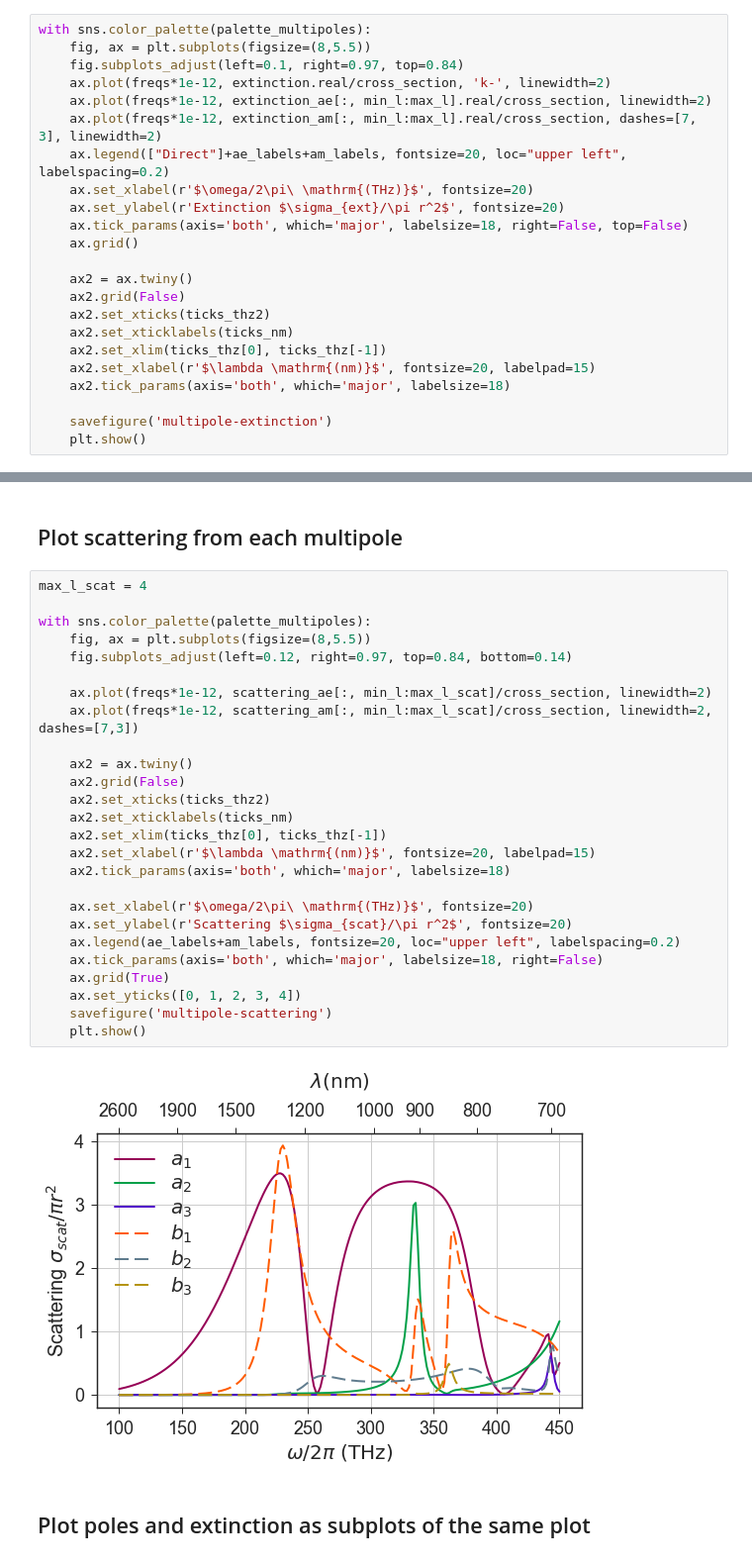
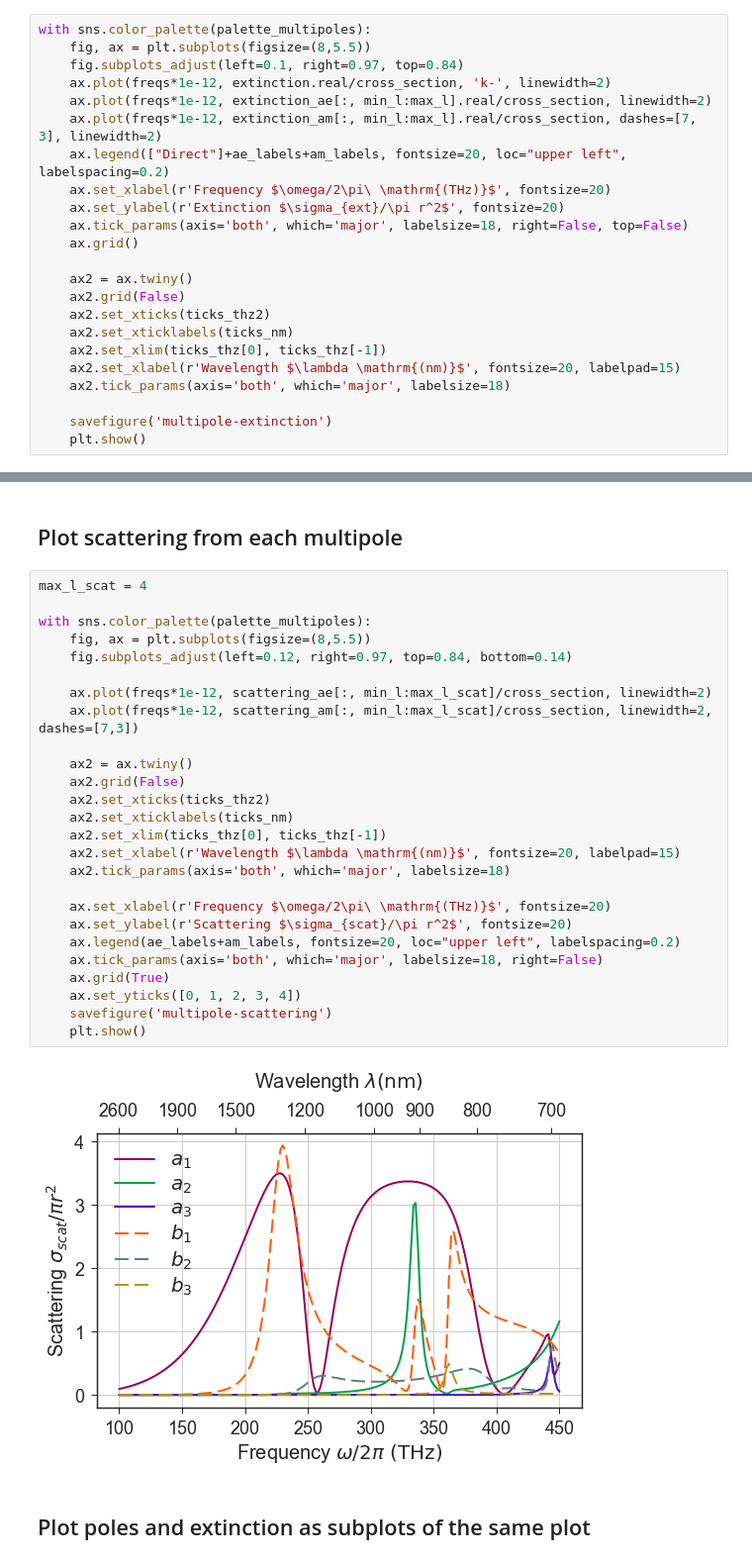
Before and after one commit to DavidPowell/DielectricDiskPaper, a Jupyter notebook: Generate figures.ipynb, the cells around one changed output, grey strips where cells are left out. Shown at 99% size. Cells and saved outputs as stored; diff of their text form.

```diff
--- a/Generate figures.ipynb
+++ b/Generate figures.ipynb
@@ -133,7 +119,7 @@ with sns.color_palette(palette_multipoles):
     ax.plot(freqs*1e-12, extinction_ae[:, min_l:max_l].real/cross_section, linewidth=2)
     ax.plot(freqs*1e-12, extinction_am[:, min_l:max_l].real/cross_section, dashes=[7, 3], linewidth=2)
     ax.legend(["Direct"]+ae_labels+am_labels, fontsize=20, loc="upper left", labelspacing=0.2)
-    ax.set_xlabel(r'$\omega/2\pi\ \mathrm{(THz)}$', fontsize=20)
+    ax.set_xlabel(r'Frequency $\omega/2\pi\ \mathrm{(THz)}$', fontsize=20)
     ax.set_ylabel(r'Extinction $\sigma_{ext}/\pi r^2$', fontsize=20)
     ax.tick_params(axis='both', which='major', labelsize=18, right=False, top=False)
     ax.grid()
@@ -143,7 +129,7 @@ with sns.color_palette(palette_multipoles):
     ax2.set_xticks(ticks_thz2)
     ax2.set_xticklabels(ticks_nm)
     ax2.set_xlim(ticks_thz[0], ticks_thz[-1])
-    ax2.set_xlabel(r'$\lambda \mathrm{(nm)}$', fontsize=20, labelpad=15)
+    ax2.set_xlabel(r'Wavelength $\lambda \mathrm{(nm)}$', fontsize=20, labelpad=15)
     ax2.tick_params(axis='both', which='major', labelsize=18)
 
     savefigure('multipole-extinction')
@@ -155,31 +141,31 @@ with sns.color_palette(palette_multipoles):
 # %%
 max_l_scat = 4
 
 with sns.color_palette(palette_multipoles):
     fig, ax = plt.subplots(figsize=(8,5.5))
     fig.subplots_adjust(left=0.12, right=0.97, top=0.84, bottom=0.14)
 
     ax.plot(freqs*1e-12, scattering_ae[:, min_l:max_l_scat]/cross_section, linewidth=2)
     ax.plot(freqs*1e-12, scattering_am[:, min_l:max_l_scat]/cross_section, linewidth=2, dashes=[7,3])
 
     ax2 = ax.twiny()
     ax2.grid(False)
     ax2.set_xticks(ticks_thz2)
     ax2.set_xticklabels(ticks_nm)
     ax2.set_xlim(ticks_thz[0], ticks_thz[-1])
-    ax2.set_xlabel(r'$\lambda \mathrm{(nm)}$', fontsize=20, labelpad=15)
+    ax2.set_xlabel(r'Wavelength $\lambda \mathrm{(nm)}$', fontsize=20, labelpad=15)
     ax2.tick_params(axis='both', which='major', labelsize=18)
 
-    ax.set_xlabel(r'$\omega/2\pi\ \mathrm{(THz)}$', fontsize=20)
+    ax.set_xlabel(r'Frequency $\omega/2\pi\ \mathrm{(THz)}$', fontsize=20)
     ax.set_ylabel(r'Scattering $\sigma_{scat}/\pi r^2$', fontsize=20)
     ax.legend(ae_labels+am_labels, fontsize=20, loc="upper left", labelspacing=0.2)
     ax.tick_params(axis='both', which='major', labelsize=18, right=False)
     ax.grid(True)
     ax.set_yticks([0, 1, 2, 3, 4])
     savefigure('multipole-scattering')
     plt.show()
 # %% [output]
-[figure, old version]
+[figure, new version]
 # %% [markdown]
 ## Plot poles and extinction as subplots of the same plot
 # %%
```
Also changed, not shown: parts of 9 cells of this notebook, 50 other files.
